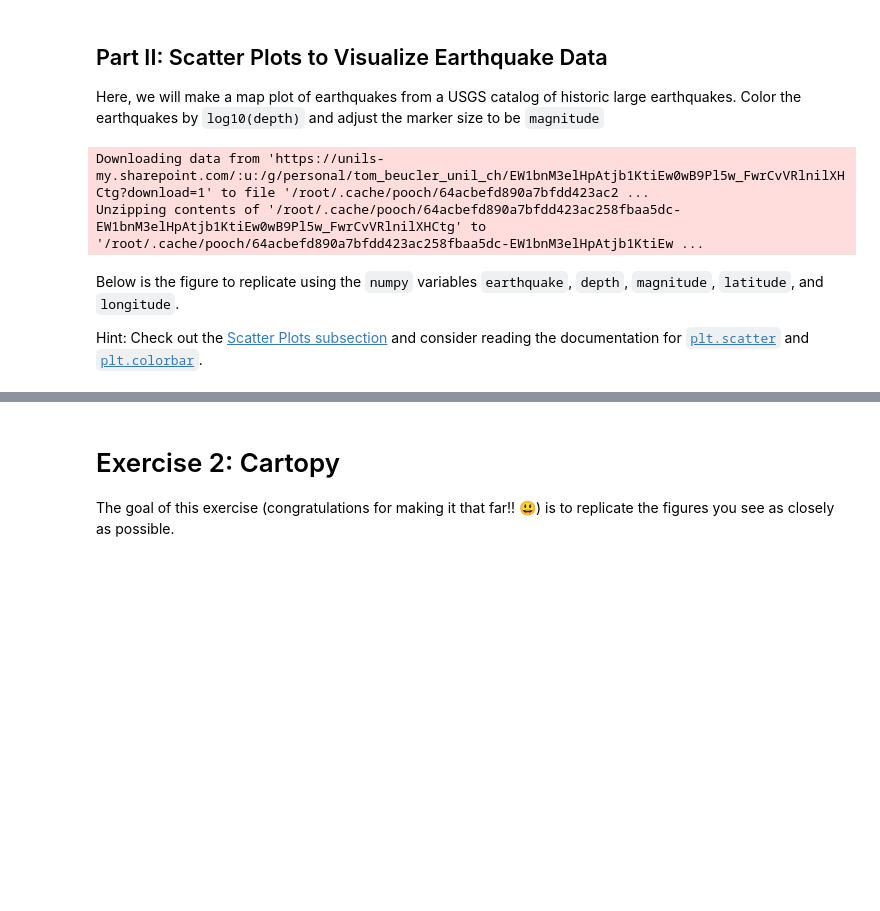
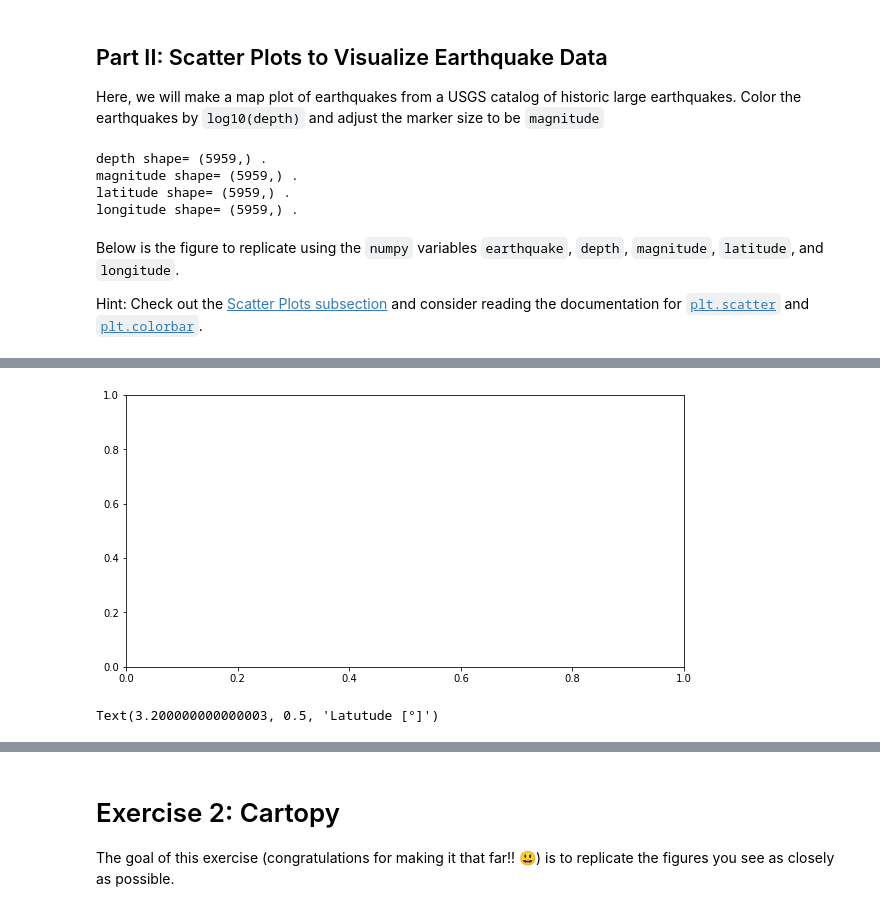
Before and after one commit to Etienne-98/2022_Intro_Python, a Jupyter notebook: Exercises/W2_S2.ipynb, the cells around one changed output, grey strips where cells are left out. Drawn from its saved outputs; the diff is of its cells as text; code cells hidden in the pictures; blank space fills up the shorter version.

```diff
--- a/Exercises/W2_S2.ipynb
+++ b/Exercises/W2_S2.ipynb
@@ -136,13 +145,19 @@ fname = pooch.retrieve(
 )[0]
 
 earthquakes = np.genfromtxt(fname, delimiter='\t')
-depth = earthquakes[:, 8]
-magnitude = earthquakes[:, 9]
-latitude = earthquakes[:, 20]
-longitude = earthquakes[:, 21]
+depth       = earthquakes[:, 8]
+magnitude   = earthquakes[:, 9]
+latitude    = earthquakes[:, 20]
+longitude   = earthquakes[:, 21]
+print('depth shape=', depth.shape,'.')
+print('magnitude shape=', magnitude.shape,'.')
+print('latitude shape=', latitude.shape,'.')
+print('longitude shape=', longitude.shape,'.')
 # %% [output]
-Downloading data from 'https://unils-my.sharepoint.com/:u:/g/personal/tom_beucler_unil_ch/EW1bnM3elHpAtjb1KtiEw0wB9Pl5w_FwrCvVRlnilXHCtg?download=1' to file '/root/.cache/pooch/64acbefd890a7bfdd423ac2 ...
-Unzipping contents of '/root/.cache/pooch/64acbefd890a7bfdd423ac258fbaa5dc-EW1bnM3elHpAtjb1KtiEw0wB9Pl5w_FwrCvVRlnilXHCtg' to '/root/.cache/pooch/64acbefd890a7bfdd423ac258fbaa5dc-EW1bnM3elHpAtjb1KtiEw ...
+depth shape= (5959,) .
+magnitude shape= (5959,) .
+latitude shape= (5959,) .
+longitude shape= (5959,) .
 # %% [markdown]
 Below is the figure to replicate using the `numpy` variables `earthquake`, `depth`, `magnitude`, `latitude`, and `longitude`.
 
@@ -169,0 +175,4 @@ plt.show()
+# %%
+fig,ax = plt.subplots(1, 1, figsize=(10,5)) # opting for a 1-axed system
+# %% [output]
+[figure, added]
@@ -169,0 +187,5 @@ plt.show()
+# %%
+ax.set_xlabel('Longitude [°]') # set x label
+ax.set_ylabel('Latutude [°]')  # set y label
+# %% [output]
+Text(3.200000000000003, 0.5, 'Latutude [°]')
```
Also changed, not shown: parts of 5 cells of this notebook.
